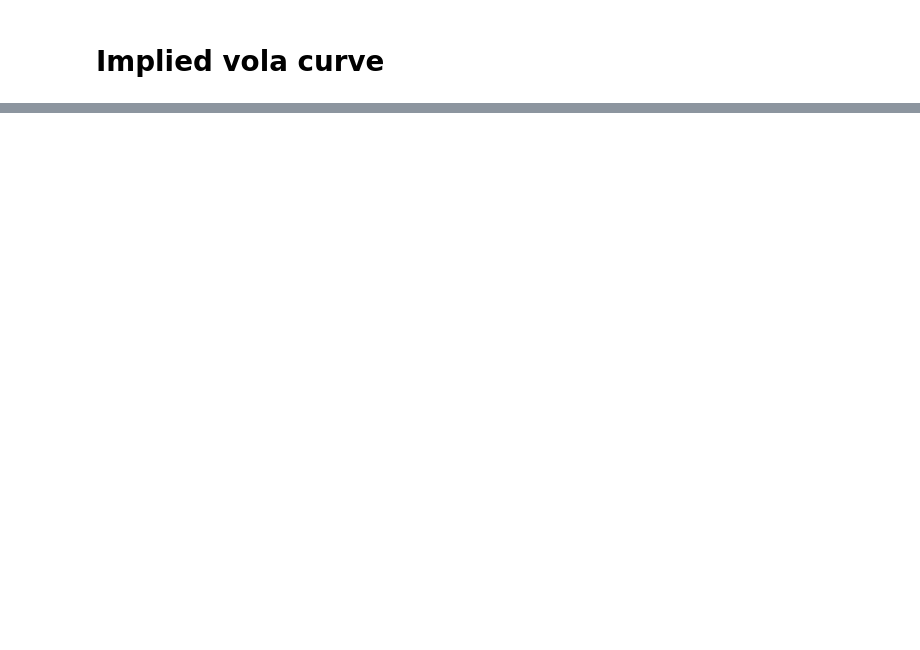
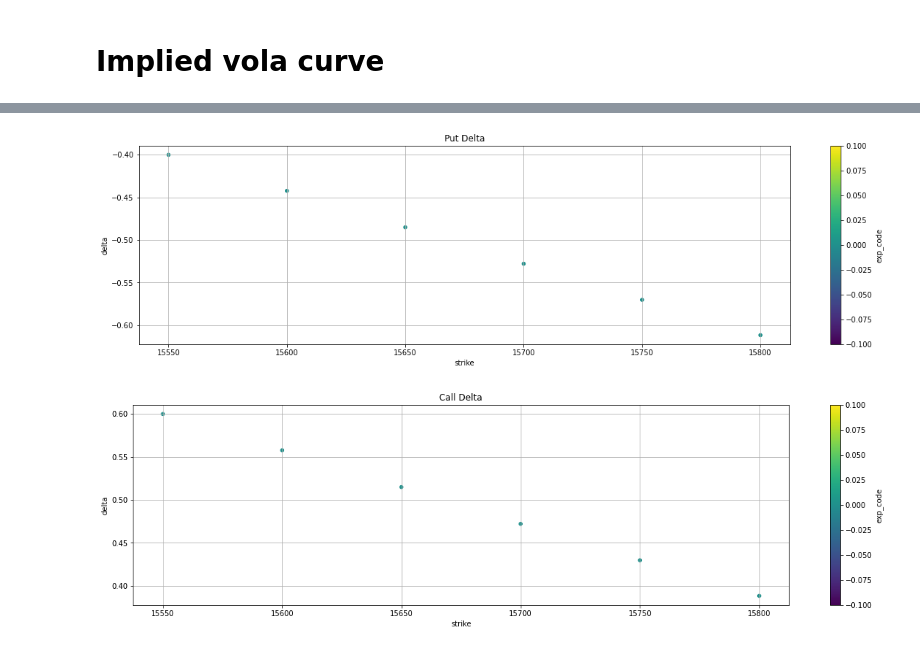
Before and after one commit to activequant/optionstrading101, a Jupyter notebook: book1.ipynb, the cells around one changed output, grey strips where cells are left out. Cells and saved outputs as stored; diff of their text form; code cells hidden in the pictures; blank space fills up the shorter version.

```diff
--- a/book1.ipynb
+++ b/book1.ipynb
@@ -161,0 +326,14 @@ The is_first_col function was deprecated in Matplotlib 3.4 and will be removed t
+# %%
+import matplotlib.pyplot as plt
+
+imp_vol_df.expiration = pd.Categorical(imp_vol_df.expiration)
+imp_vol_df['exp_code'] = imp_vol_df.expiration.cat.codes
+
+fig, ax = plt.subplots()
+imp_vol_df[imp_vol_df.right == 'P'].plot.scatter(x='strike', y='delta', c='exp_code', cmap="viridis", figsize=(20,5), ax=ax, title='Put Delta').grid()
+
+fig, ax = plt.subplots()
+imp_vol_df[imp_vol_df.right == 'C'].plot.scatter(x='strike', y='delta', c='exp_code', cmap="viridis", figsize=(20,5), ax=ax, title='Call Delta').grid()
+# %% [output]
+[figure, added]
+[figure, added]
```
Also changed, not shown: parts of 18 cells of this notebook, 1 other file.
